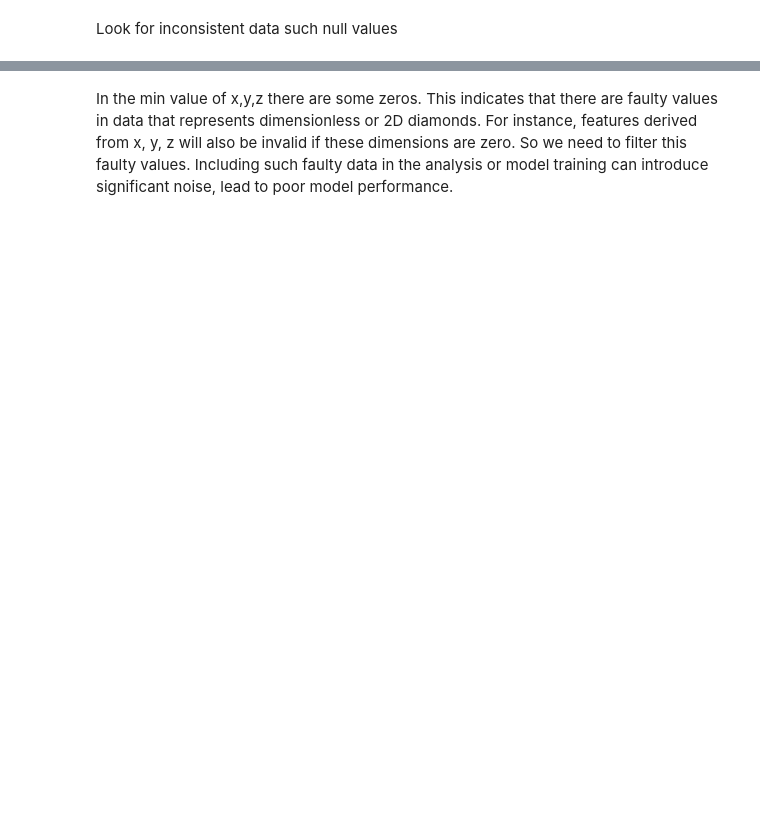
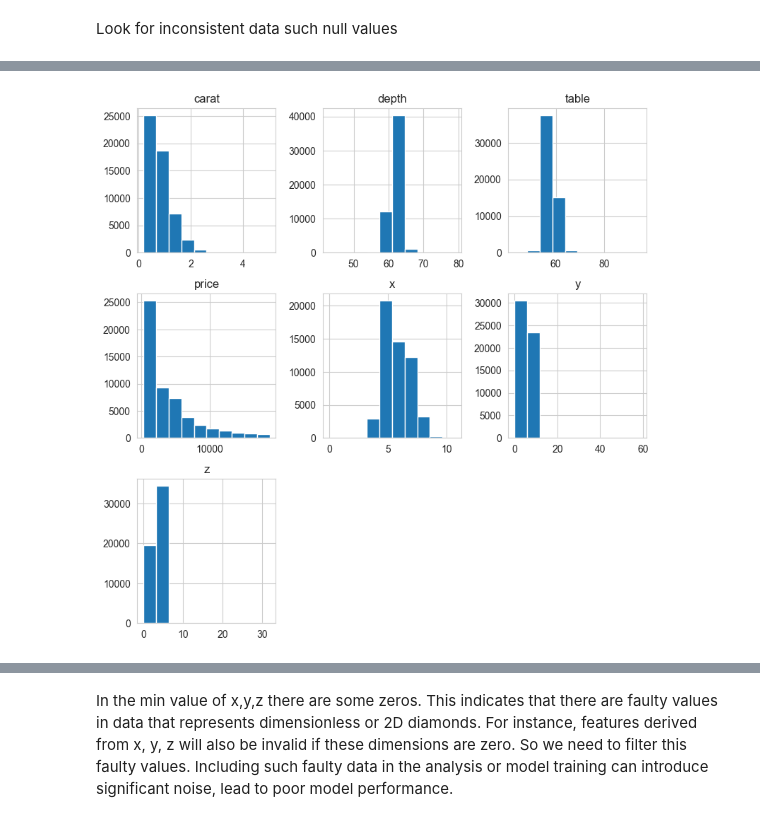
Before and after one commit to Andrea-PuBo/NEC, a Jupyter notebook: notebooks/preprocessing.ipynb, the cells around one changed output, grey strips where cells are left out. Drawn from its saved outputs; the diff is of its cells as text; code cells hidden in the pictures; blank space fills up the shorter version.

```diff
--- a/notebooks/preprocessing.ipynb
+++ b/notebooks/preprocessing.ipynb
@@ -87,5 +80,8 @@ df
 # %% [markdown]
 Look for inconsistent data such null values
 # %%
-df.describe()
+# Plot the distribution of the data for all the columns
+df.hist(figsize=(8, 8))  # You can adjust the figsize to your preference
+plt.tight_layout(pad=1.0)   # Add more space between the figures
+plt.show()
 # %% [output]
@@ -100,0 +88 @@ df.describe()
+[figure, added]
```
Also changed, not shown: parts of 11 cells of this notebook.
